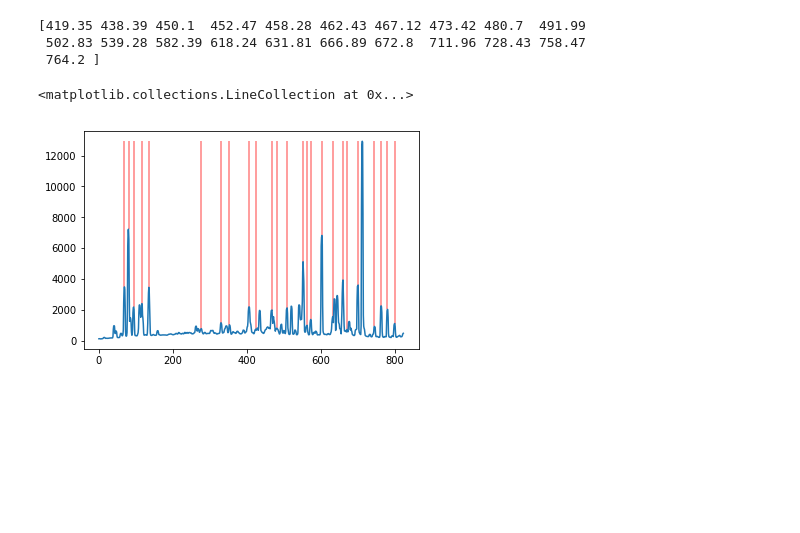
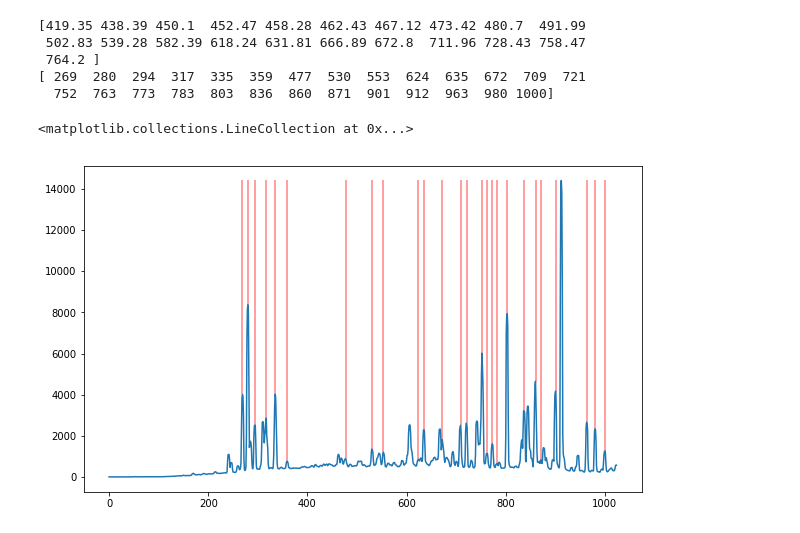
Before and after one commit to jveitchmichaelis/rascal, a Jupyter notebook: calibration_test.ipynb, the cells around one changed output. Drawn from its saved outputs; the diff is of its cells as text; code cells hidden in the pictures; blank space fills up the shorter version.

```diff
--- a/calibration_test.ipynb
+++ b/calibration_test.ipynb
@@ -23,23 +23,27 @@ atlas = load_calibration_lines(
     "calibration_lines.csv", elements=["Xe"], min_wavelength=400, max_wavelength=800)
 print(atlas)
 
-spectrum = np.median(fits.open('v_a_20190516_55_1_0_1.fits')[0].data, axis=0)[200:]
+spectrum = np.median(fits.open('v_a_20190516_55_1_0_1.fits')[0].data[100:120], axis=0)
 
 peaks, _ = find_peaks(spectrum, distance=10., threshold=20.)
+print(peaks)
 # %% [output]
 [419.35 438.39 450.1  452.47 458.28 462.43 467.12 473.42 480.7  491.99
  502.83 539.28 582.39 618.24 631.81 666.89 672.8  711.96 728.43 758.47
  764.2 ]
+[ 269  280  294  317  335  359  477  530  553  624  635  672  709  721
+  752  763  773  783  803  836  860  871  901  912  963  980 1000]
 # %%
+plt.figure(figsize=(10,6))
 plt.plot(spectrum)
 plt.vlines(peaks,
               spectrum[peaks.astype('int')],
               spectrum.max(),
               colors='red',
               alpha=0.5)
 # %% [output]
 <matplotlib.collections.LineCollection at 0x...>
-[figure, old version]
+[figure, new version]
 # %%
 c = Calibrator(peaks, atlas)
 c.set_fit_constraints(
```
Also changed, not shown: parts of 5 cells of this notebook, 2 other files.
